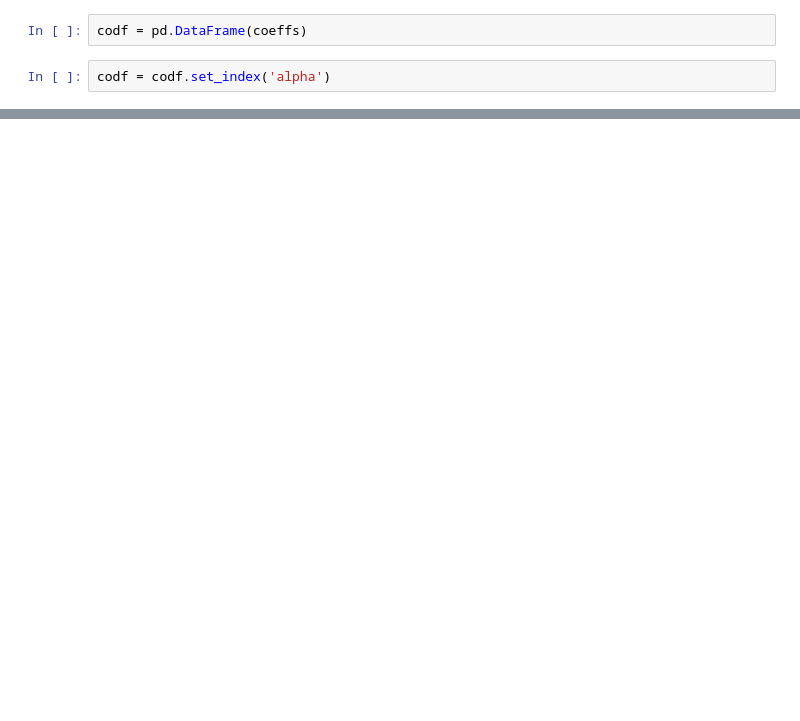
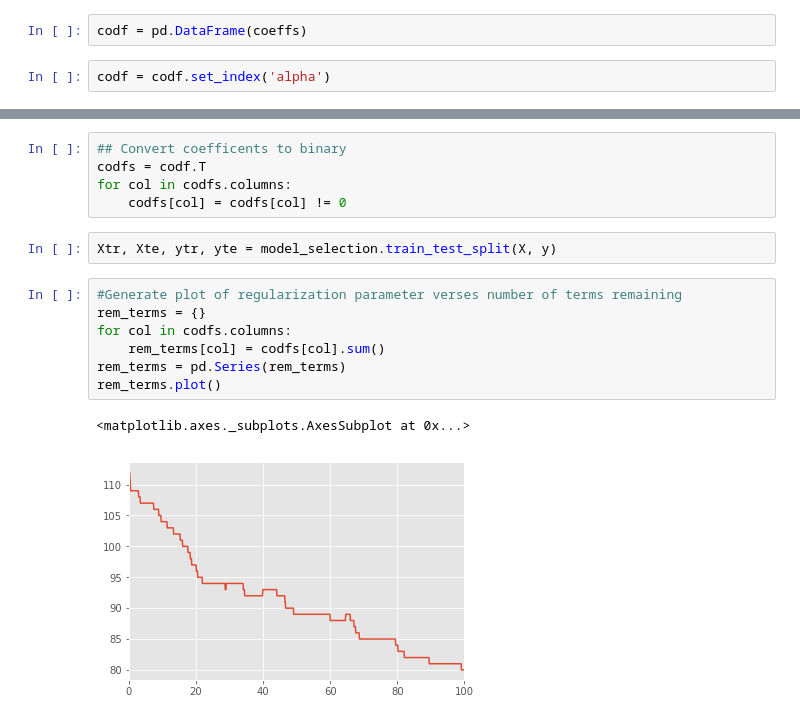
Before and after one commit to tdeason416/ds6371_group, a Jupyter notebook: notebooks/create_dummy_vars.ipynb, the cells around one changed output, grey strips where cells are left out. Cells and saved outputs as stored; diff of their text form; blank space fills up the shorter version.

```diff
--- a/notebooks/create_dummy_vars.ipynb
+++ b/notebooks/create_dummy_vars.ipynb
@@ -88,0 +93,17 @@ codf.plot(figsize=(18,8))
+# %%
+## Convert coefficents to binary
+codfs = codf.T
+for col in codfs.columns:
+    codfs[col] = codfs[col] != 0
+# %%
+Xtr, Xte, ytr, yte = model_selection.train_test_split(X, y)
+# %%
+#Generate plot of regularization parameter verses number of terms remaining
+rem_terms = {}
+for col in codfs.columns:
+    rem_terms[col] = codfs[col].sum()
+rem_terms = pd.Series(rem_terms)
+rem_terms.plot()
+# %% [output]
+<matplotlib.axes._subplots.AxesSubplot at 0x...>
+[figure, added]
```
Also changed, not shown: parts of 16 cells of this notebook, 5 other files.
